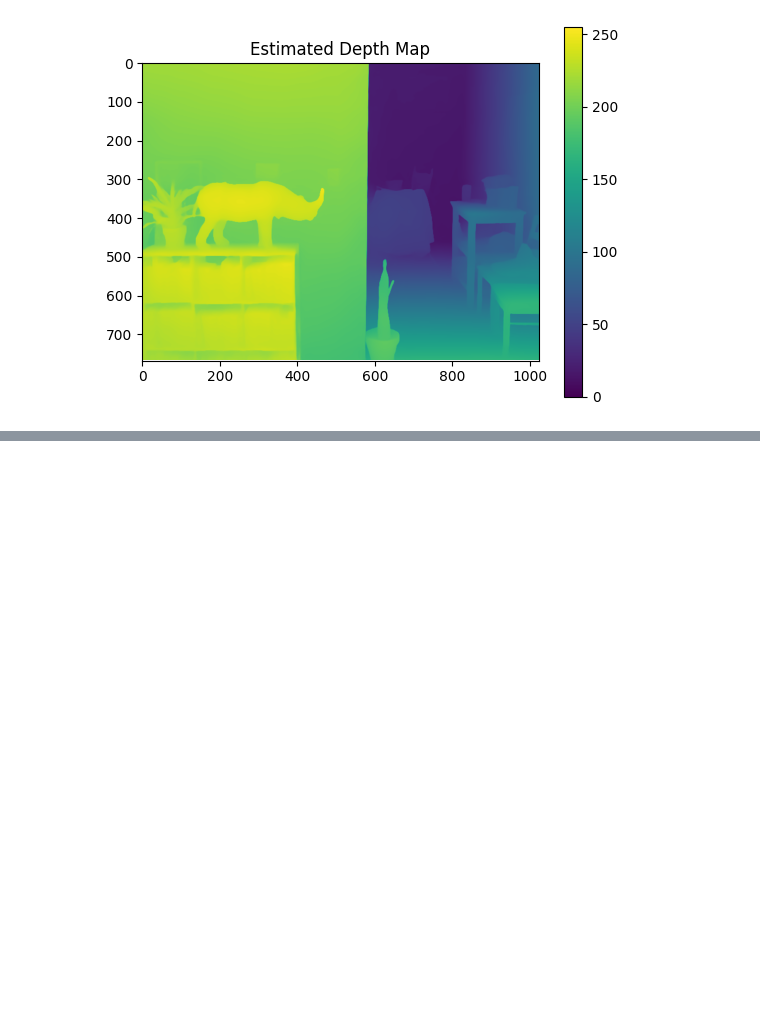
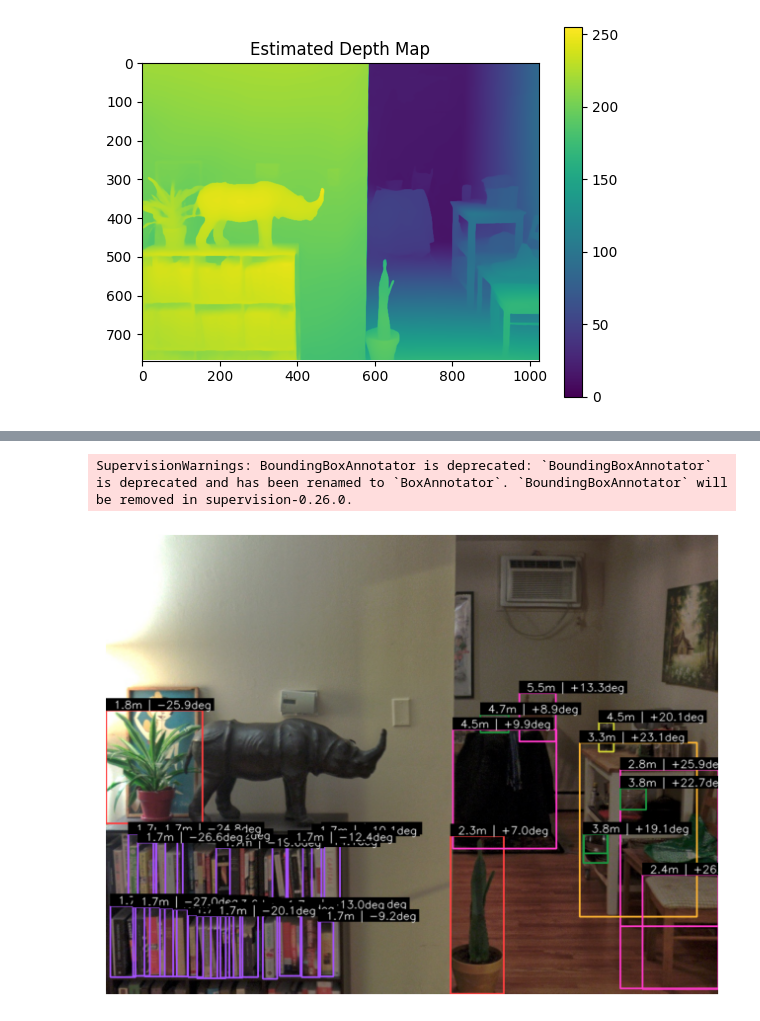
Before and after one commit to MigsMarabut/RedBack_Distance_Approximation, a Jupyter notebook: SIT782/Distance_Approximation.ipynb, the cells around one changed output, grey strips where cells are left out. Drawn from its saved outputs; the diff is of its cells as text; code cells hidden in the pictures; blank space fills up the shorter version.

```diff
--- a/SIT782/Distance_Approximation.ipynb
+++ b/SIT782/Distance_Approximation.ipynb
@@ -144,0 +255,40 @@ SupervisionWarnings: BoundingBoxAnnotator is deprecated: `BoundingBoxAnnotator`
+# %%
+import numpy as np, math, supervision as sv, cv2, matplotlib.pyplot as plt
+
+# build the text for every box
+labels = []
+distances = []
+
+for i, box in enumerate(player_detections.xyxy.astype(int)):
+    x1, y1, x2, y2 = box
+    roi = depth_m[y1:y2, x1:x2]
+    if roi.size < 9:
+        labels.append("")    # keep list lengths identical
+        continue
+
+    dist = np.median(roi)
+    distances.append(dist)
+
+    theta = angles[i][0]     # lateral angle we computed earlier
+    labels.append(f"{dist:4.1f}m | {theta:+4.1f}deg")
+
+# draw everything
+box_annot = sv.BoundingBoxAnnotator(thickness=2)
+img = box_annot.annotate(scene=frame.copy(), detections=player_detections)
+
+label_annot = sv.LabelAnnotator(text_scale=0.6,
+                                text_thickness=1,
+                                text_padding=3,
+                                text_color=sv.Color.WHITE,
+                                color=sv.Color.BLACK)   # small black box behind text
+img = label_annot.annotate(scene=img,
+                           detections=player_detections,
+                           labels=labels)
+
+plt.figure(figsize=(8,8))
+plt.imshow(cv2.cvtColor(img, cv2.COLOR_BGR2RGB))
+plt.axis("off")
+plt.show()
+# %% [output]
+SupervisionWarnings: BoundingBoxAnnotator is deprecated: `BoundingBoxAnnotator` is deprecated and has been renamed to `BoxAnnotator`. `BoundingBoxAnnotator` will be removed in supervision-0.26.0.
+[figure, added]
```
Also changed, not shown: parts of 7 cells of this notebook.
